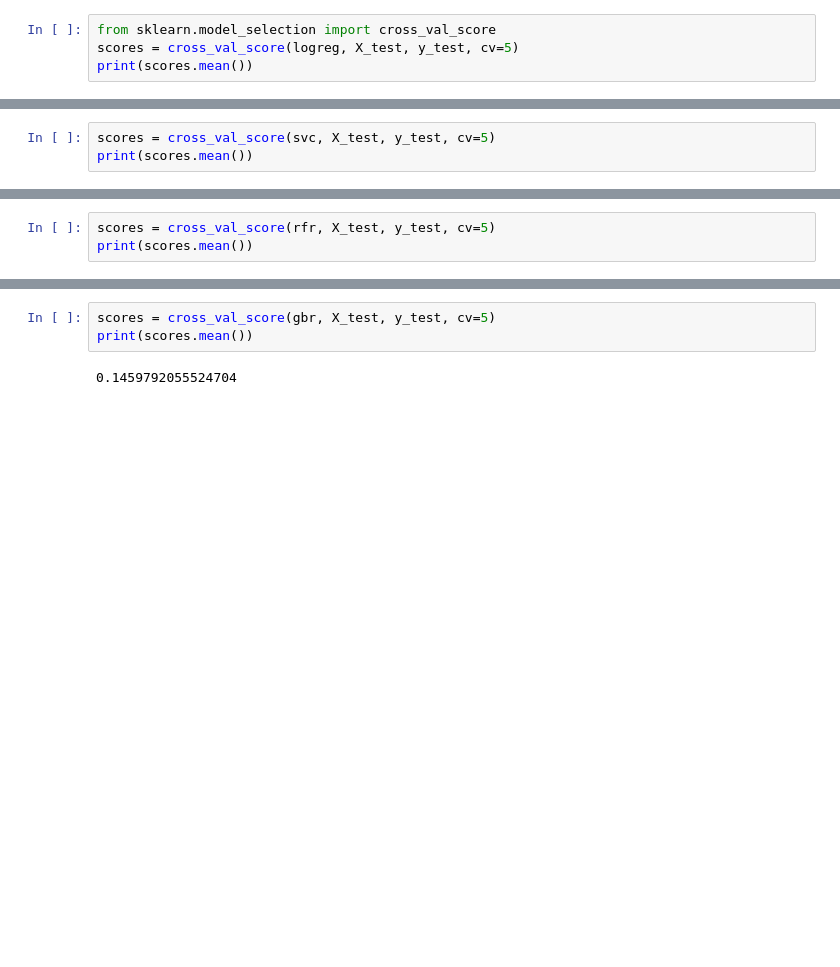
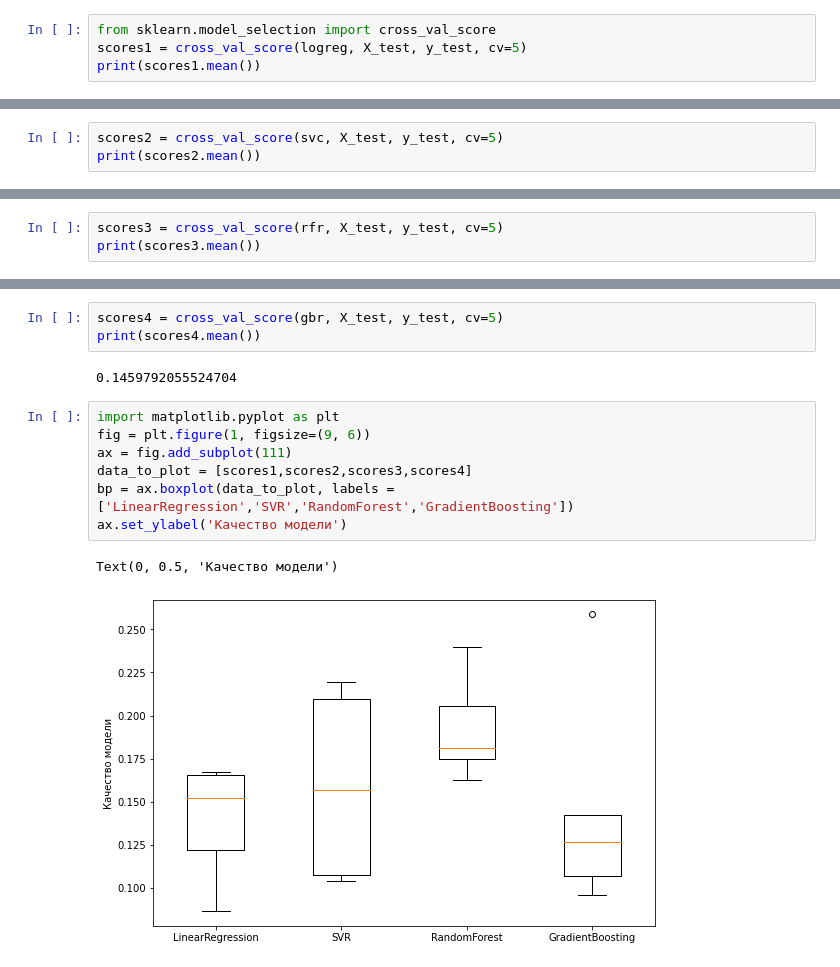
Before and after one commit to IlyaKukarkin/MLcourse, a Jupyter notebook: lab3.ipynb, the cells around one changed output, grey strips where cells are left out. Saved outputs shown, nothing was run; the diff lists cells and outputs as text; blank space fills up the shorter version.

Commit message:
boxplot

```diff
--- a/lab3.ipynb
+++ b/lab3.ipynb
@@ -181,22 +181,32 @@ print(gbr.score(X_test, y_test))
 0.2520497779498797
 # %%
 from sklearn.model_selection import cross_val_score
-scores = cross_val_score(logreg, X_test, y_test, cv=5)
-print(scores.mean())
+scores1 = cross_val_score(logreg, X_test, y_test, cv=5)
+print(scores1.mean())
 # %% [output]
 0.13878980382488257
 # %%
-scores = cross_val_score(svc, X_test, y_test, cv=5)
-print(scores.mean())
+scores2 = cross_val_score(svc, X_test, y_test, cv=5)
+print(scores2.mean())
 # %% [output]
 0.15944579271938597
 # %%
-scores = cross_val_score(rfr, X_test, y_test, cv=5)
-print(scores.mean())
+scores3 = cross_val_score(rfr, X_test, y_test, cv=5)
+print(scores3.mean())
 # %% [output]
 0.19286119335691518
 # %%
-scores = cross_val_score(gbr, X_test, y_test, cv=5)
-print(scores.mean())
+scores4 = cross_val_score(gbr, X_test, y_test, cv=5)
+print(scores4.mean())
 # %% [output]
 0.1459792055524704
+# %%
+import matplotlib.pyplot as plt
+fig = plt.figure(1, figsize=(9, 6))
+ax = fig.add_subplot(111)
+data_to_plot = [scores1,scores2,scores3,scores4]
+bp = ax.boxplot(data_to_plot, labels = ['LinearRegression','SVR','RandomForest','GradientBoosting'])
+ax.set_ylabel('Качество модели')
+# %% [output]
+Text(0, 0.5, 'Качество модели')
+[figure, added]
```
